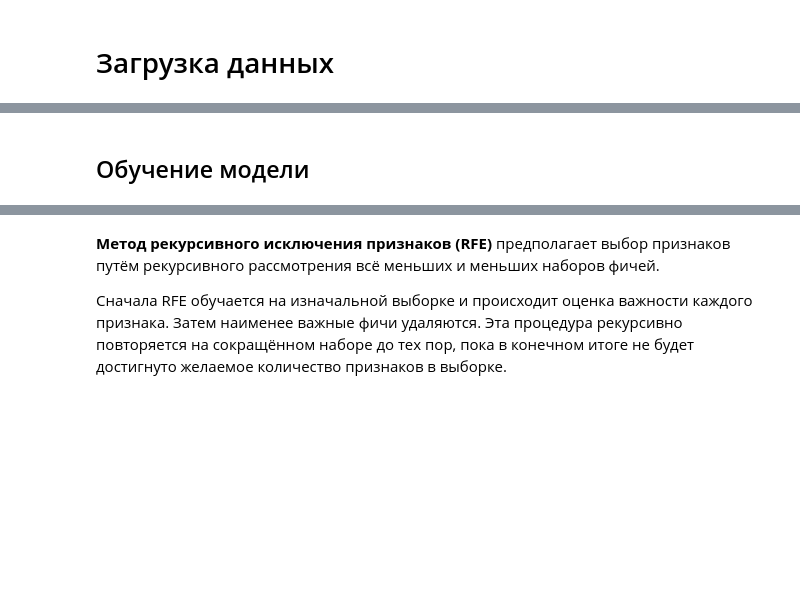
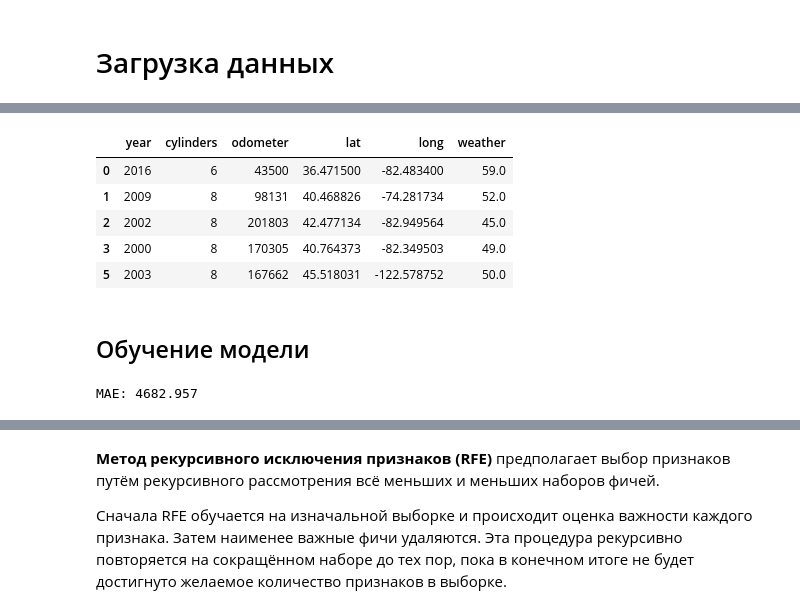
Before and after one commit to MazepaYuliya/SF_DS_3_0, a Jupyter notebook: ML_/features_selection.ipynb, the cells around one changed output, grey strips where cells are left out. Drawn from its saved outputs; the diff is of its cells as text; code cells hidden in the pictures; blank space fills up the shorter version.

```diff
--- a/ML_/features_selection.ipynb
+++ b/ML_/features_selection.ipynb
@@ -15,10 +22,27 @@ data = pd.read_excel('data/data_ford_price.xlsx')
 # %%
 data = data[['price','year', 'cylinders', 'odometer', 'lat', 'long', 'weather']]
 data.dropna(inplace = True)
 
 y = data['price']
 x = data.drop(columns='price')
-
-X_train, X_test, y_train, y_test = train_test_split(x, y, test_size=0.3, random_state=40)
+x.head()
+# %% [output]
+|  | year | cylinders | odometer | lat | long | weather |
+| 0 | 2016 | 6 | 43500 | 36.471500 | -82.483400 | 59.0 |
+| 1 | 2009 | 8 | 98131 | 40.468826 | -74.281734 | 52.0 |
+| 2 | 2002 | 8 | 201803 | 42.477134 | -82.949564 | 45.0 |
+| 3 | 2000 | 8 | 170305 | 40.764373 | -82.349503 | 49.0 |
+| 5 | 2003 | 8 | 167662 | 45.518031 | -122.578752 | 50.0 |
 # %% [markdown]
 ## Обучение модели
+# %%
+X_train, X_test, y_train, y_test = train_test_split(x, y, test_size=0.3, random_state=40)
+
+model = LinearRegression()
+model.fit(X_train, y_train)
+y_predicted = model.predict(X_test)
+
+mae = mean_absolute_error(y_test, y_predicted)
+print('MAE: %.3f' % mae)
+# %% [output]
+MAE: 4682.957
```
Also changed, not shown: parts of 28 cells of this notebook, 10 other files.
